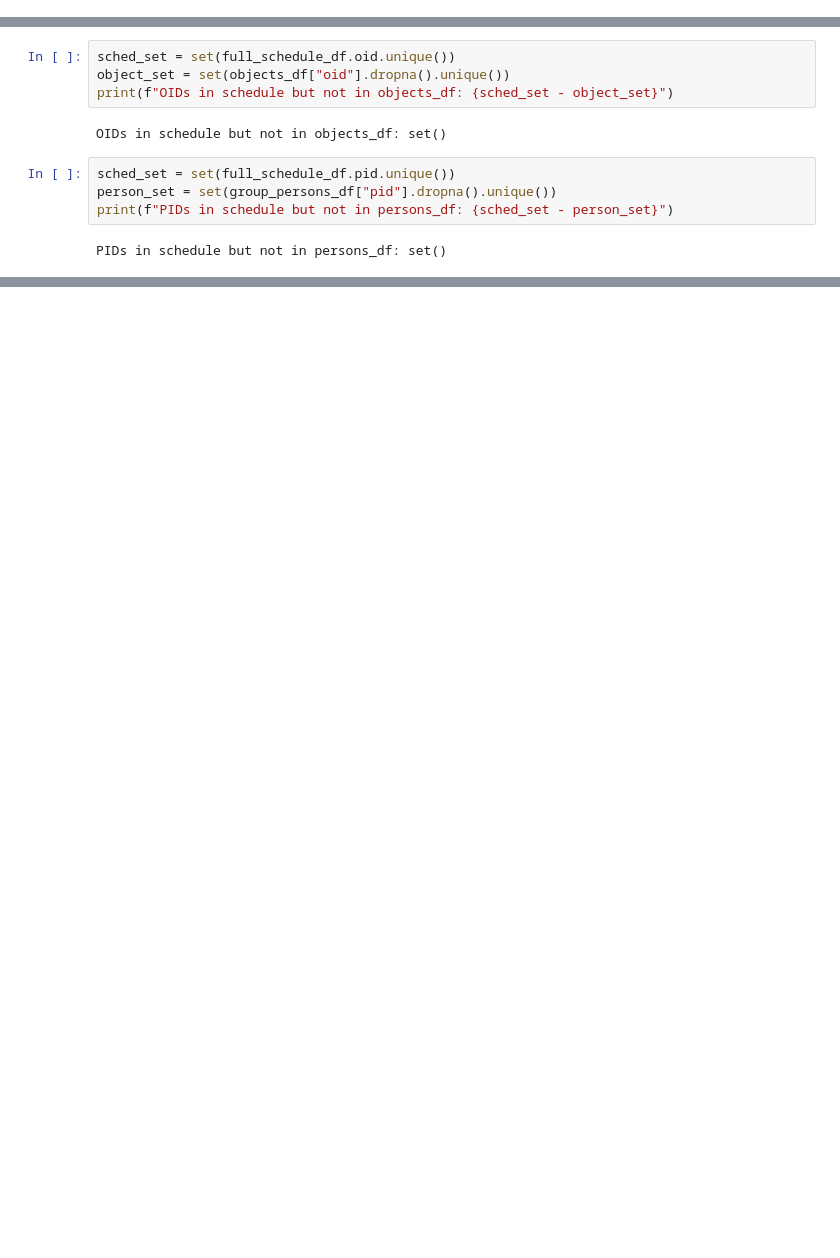
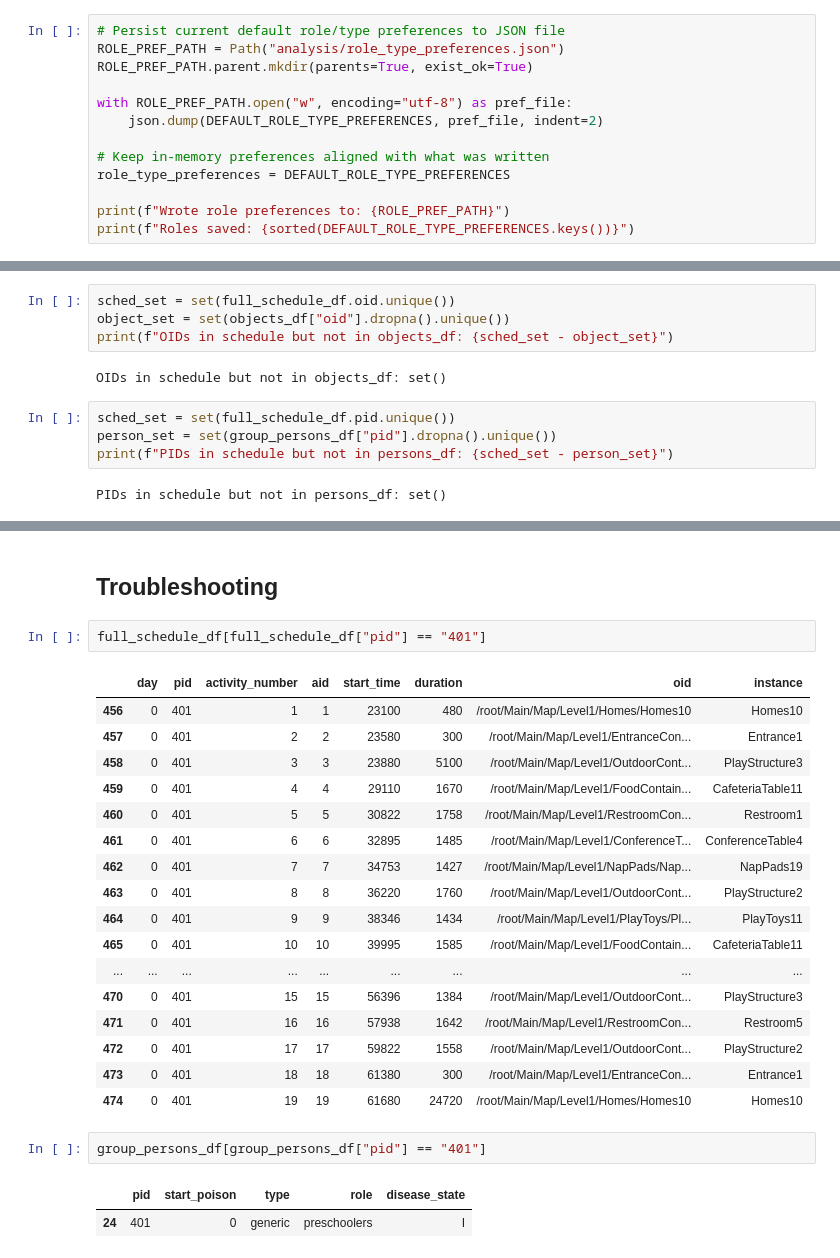
Before and after one commit to NSSAC/brave-childcare-godot, a Jupyter notebook: analysis/pop_sched_generation.ipynb, the cells around one changed output, grey strips where cells are left out. Cells and saved outputs as stored; diff of their text form; blank space fills up the shorter version.

```diff
--- a/analysis/pop_sched_generation.ipynb
+++ b/analysis/pop_sched_generation.ipynb
@@ -296,0 +379,13 @@ group_activity_oid_map = {
+# %%
+# Persist current default role/type preferences to JSON file
+ROLE_PREF_PATH = Path("analysis/role_type_preferences.json")
+ROLE_PREF_PATH.parent.mkdir(parents=True, exist_ok=True)
+
+with ROLE_PREF_PATH.open("w", encoding="utf-8") as pref_file:
+    json.dump(DEFAULT_ROLE_TYPE_PREFERENCES, pref_file, indent=2)
+
+# Keep in-memory preferences aligned with what was written
+role_type_preferences = DEFAULT_ROLE_TYPE_PREFERENCES
+
+print(f"Wrote role preferences to: {ROLE_PREF_PATH}")
+print(f"Roles saved: {sorted(DEFAULT_ROLE_TYPE_PREFERENCES.keys())}")
@@ -508,0 +929,27 @@ Location instances used per role:
+# %% [markdown]
+## Troubleshooting
+# %%
+full_schedule_df[full_schedule_df["pid"] == "401"]
+# %% [output]
+|  | day | pid | activity_number | aid | start_time | duration | oid | instance |
+| 456 | 0 | 401 | 1 | 1 | 23100 | 480 | /root/Main/Map/Level1/Homes/Homes10 | Homes10 |
+| 457 | 0 | 401 | 2 | 2 | 23580 | 300 | /root/Main/Map/Level1/EntranceCon... | Entrance1 |
+| 458 | 0 | 401 | 3 | 3 | 23880 | 5100 | /root/Main/Map/Level1/OutdoorCont... | PlayStructure3 |
+| 459 | 0 | 401 | 4 | 4 | 29110 | 1670 | /root/Main/Map/Level1/FoodContain... | CafeteriaTable11 |
+| 460 | 0 | 401 | 5 | 5 | 30822 | 1758 | /root/Main/Map/Level1/RestroomCon... | Restroom1 |
+| 461 | 0 | 401 | 6 | 6 | 32895 | 1485 | /root/Main/Map/Level1/ConferenceT... | ConferenceTable4 |
+| 462 | 0 | 401 | 7 | 7 | 34753 | 1427 | /root/Main/Map/Level1/NapPads/Nap... | NapPads19 |
+| 463 | 0 | 401 | 8 | 8 | 36220 | 1760 | /root/Main/Map/Level1/OutdoorCont... | PlayStructure2 |
+| 464 | 0 | 401 | 9 | 9 | 38346 | 1434 | /root/Main/Map/Level1/PlayToys/Pl... | PlayToys11 |
+| 465 | 0 | 401 | 10 | 10 | 39995 | 1585 | /root/Main/Map/Level1/FoodContain... | CafeteriaTable11 |
+| ... | ... | ... | ... | ... | ... | ... | ... | ... |
+| 470 | 0 | 401 | 15 | 15 | 56396 | 1384 | /root/Main/Map/Level1/OutdoorCont... | PlayStructure3 |
+| 471 | 0 | 401 | 16 | 16 | 57938 | 1642 | /root/Main/Map/Level1/RestroomCon... | Restroom5 |
+| 472 | 0 | 401 | 17 | 17 | 59822 | 1558 | /root/Main/Map/Level1/OutdoorCont... | PlayStructure2 |
+| 473 | 0 | 401 | 18 | 18 | 61380 | 300 | /root/Main/Map/Level1/EntranceCon... | Entrance1 |
+| 474 | 0 | 401 | 19 | 19 | 61680 | 24720 | /root/Main/Map/Level1/Homes/Homes10 | Homes10 |
+# %%
+group_persons_df[group_persons_df["pid"] == "401"]
+# %% [output]
+|  | pid | start_poison | type | role | disease_state |
+| 24 | 401 | 0 | generic | preschoolers | I |
```
Also changed, not shown: parts of 22 cells of this notebook, 16 other files.
